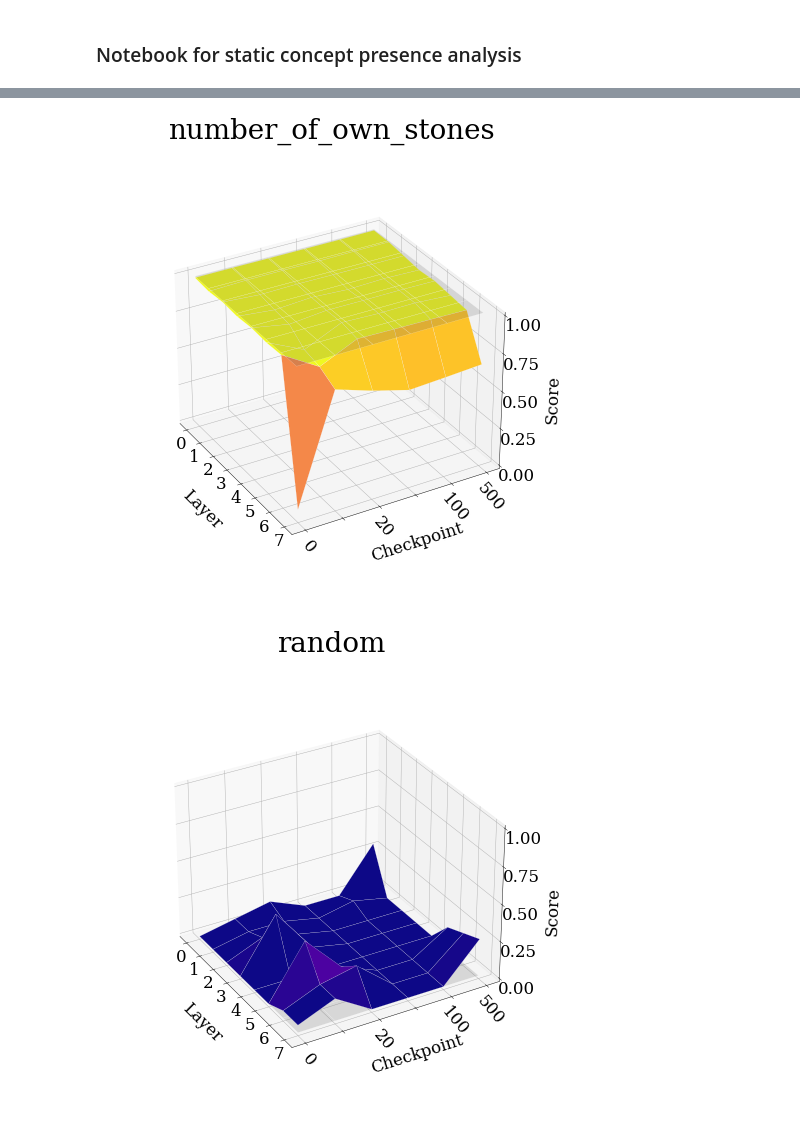
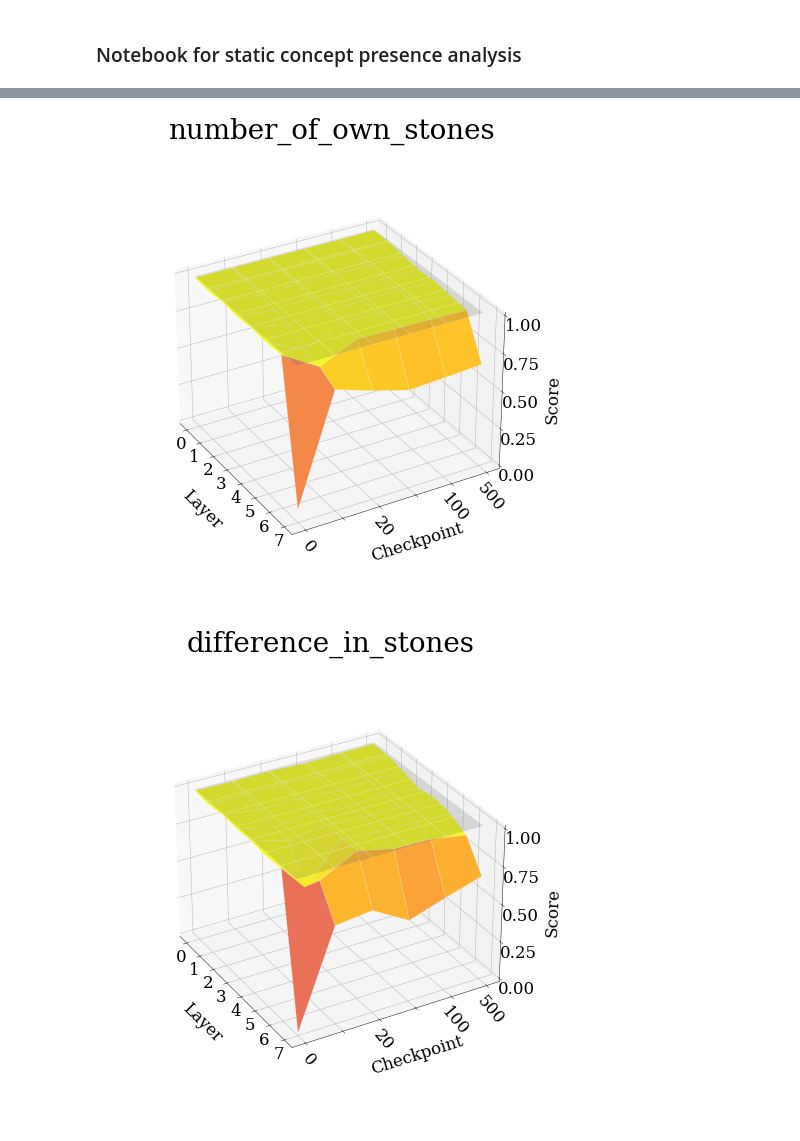
Before and after one commit to erikssommer/xai-concept-methods-drl, a Jupyter notebook: notebooks/static_concept_presence.ipynb, the cells around one changed output, grey strips where cells are left out. Cells and saved outputs as stored; diff of their text form; code cells hidden in the pictures.

Commit message:
Continous concept for number_of_eyes and number_of_liberties

```diff
--- a/notebooks/static_concept_presence.ipynb
+++ b/notebooks/static_concept_presence.ipynb
@@ -24,9 +24,19 @@ resnet = True
 
 model_type = "resnet" if resnet else "convnet"
 
-#static_concepts = ['one_eye', 'two_eyes', 'area_advantage', 'tsumego', 'has_winning_move', 'capture_stones_threat', 'play_center_in_opening', 'win_on_pass', 'random']
-
-static_concepts = ['one_eye', 'two_eyes', 'area_advantage', 'has_winning_move', 'play_center_in_opening', 'capture_stones_threat', 'win_on_pass', 'tsumego', 'number_of_own_stones', 'random']
+static_concepts = ['one_eye',
+                   'two_eyes',
+                   'area_advantage',
+                   'has_winning_move',
+                   'play_center_in_opening',
+                   'capture_stones_threat',
+                   'win_on_pass',
+                   'tsumego',
+                   'number_of_own_stones',
+                   'difference_in_stones',
+                   'number_of_eyes',
+                   'number_of_liberties',
+                   'random']
 
 for concept in static_concepts:
     # Input regression plot
@@ -127,9 +137,9 @@ for concept in static_concepts:
 [figure]
 [figure]
 [figure]
 [figure]
 [figure]
 [figure]
 [figure]
 [figure]
-[figure, old version]
+[figure, new version]
```
Also changed, not shown: parts of 1 cell of this notebook, 4 other files.
